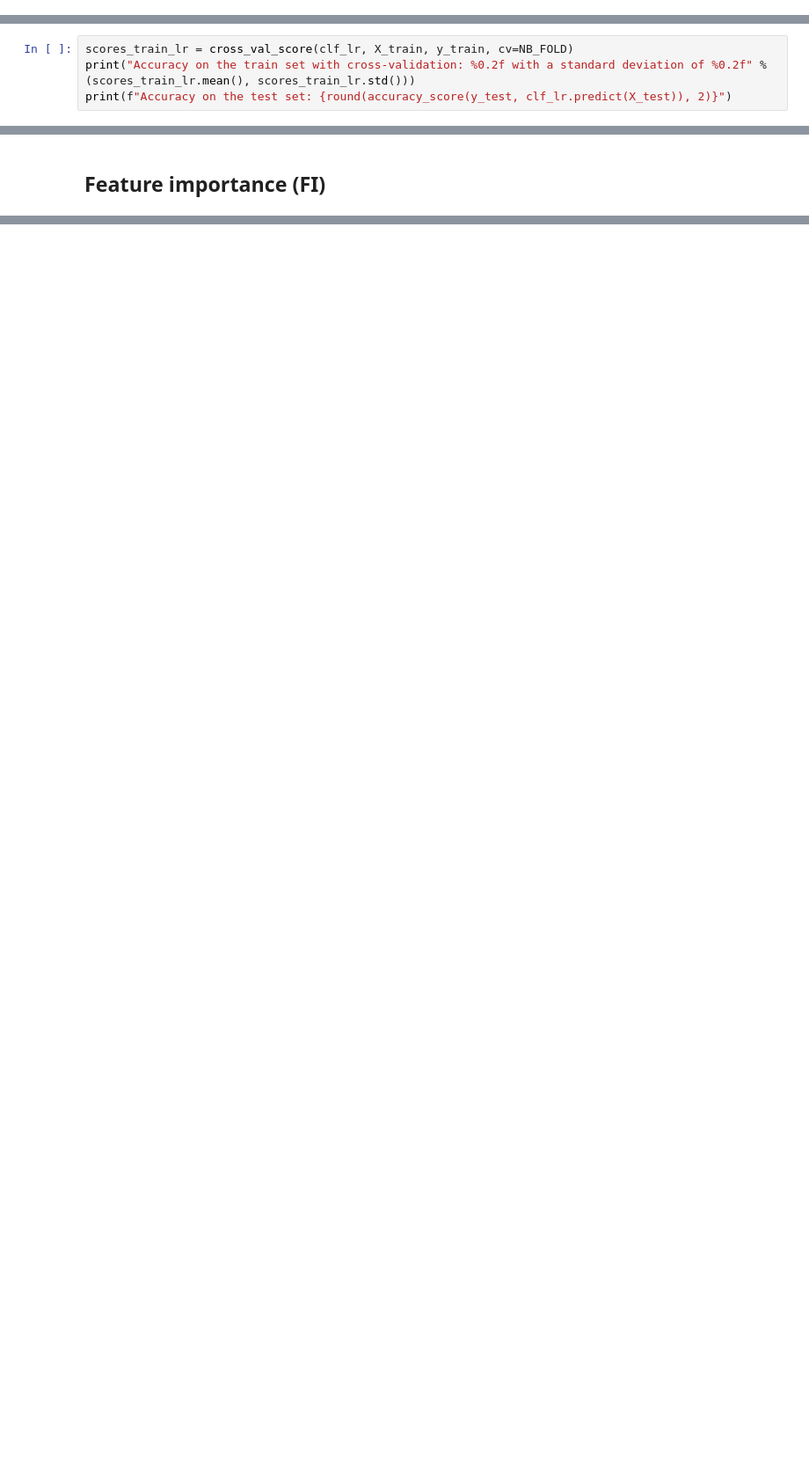
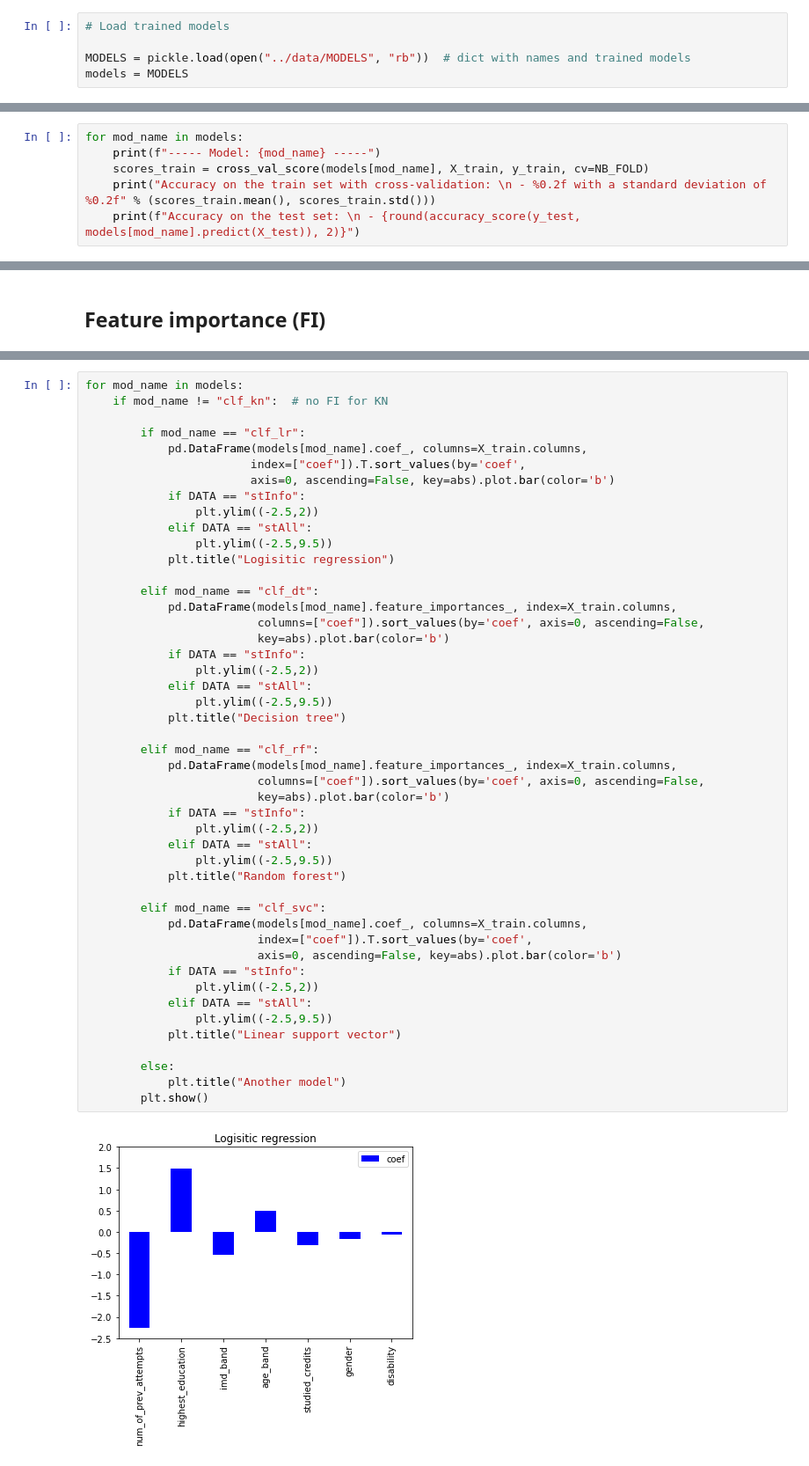
Before and after one commit to melinaverger/MADD, a Jupyter notebook: experiment/eval_performance.ipynb, the cells around one changed output, grey strips where cells are left out. Shown at 88% size. Cells and saved outputs as stored; diff of their text form; blank space fills up the shorter version.

Commit message:
automate acc and FI for any models

```diff
--- a/experiment/eval_performance.ipynb
+++ b/experiment/eval_performance.ipynb
@@ -51,9 +44,16 @@ clf_rf = pickle.load(open("../models/" + DATA + "_" + SPLIT + "_clf_rf", "rb"))
+# %%
+# Load trained models
+
+MODELS = pickle.load(open("../data/MODELS", "rb"))  # dict with names and trained models
+models = MODELS
 # %% [markdown]
 ## Accuracies on train and test sets
 # %%
 NB_FOLD = 5
 # %%
-scores_train_lr = cross_val_score(clf_lr, X_train, y_train, cv=NB_FOLD)
-print("Accuracy on the train set with cross-validation: %0.2f with a standard deviation of %0.2f" % (scores_train_lr.mean(), scores_train_lr.std()))
-print(f"Accuracy on the test set: {round(accuracy_score(y_test, clf_lr.predict(X_test)), 2)}")
+for mod_name in models:
+    print(f"----- Model: {mod_name} -----")
+    scores_train = cross_val_score(models[mod_name], X_train, y_train, cv=NB_FOLD)
+    print("Accuracy on the train set with cross-validation: \n - %0.2f with a standard deviation of %0.2f" % (scores_train.mean(), scores_train.std()))
+    print(f"Accuracy on the test set: \n - {round(accuracy_score(y_test, models[mod_name].predict(X_test)), 2)}")
 # %% [output]
@@ -131,0 +87,49 @@ elif DATA == "stAll":
+# %%
+for mod_name in models:
+    if mod_name != "clf_kn":  # no FI for KN
+
+        if mod_name == "clf_lr":
+            pd.DataFrame(models[mod_name].coef_, columns=X_train.columns,
+                        index=["coef"]).T.sort_values(by='coef',
+                        axis=0, ascending=False, key=abs).plot.bar(color='b')
+            if DATA == "stInfo":
+                plt.ylim((-2.5,2))
+            elif DATA == "stAll":
+                plt.ylim((-2.5,9.5))
+            plt.title("Logisitic regression")
+
+        elif mod_name == "clf_dt":
+            pd.DataFrame(models[mod_name].feature_importances_, index=X_train.columns,
+                         columns=["coef"]).sort_values(by='coef', axis=0, ascending=False,
+                         key=abs).plot.bar(color='b')
+            if DATA == "stInfo":
+                plt.ylim((-2.5,2))
+            elif DATA == "stAll":
+                plt.ylim((-2.5,9.5))
+            plt.title("Decision tree")
+
+        elif mod_name == "clf_rf":
+            pd.DataFrame(models[mod_name].feature_importances_, index=X_train.columns,
+                         columns=["coef"]).sort_values(by='coef', axis=0, ascending=False,
+                         key=abs).plot.bar(color='b')
+            if DATA == "stInfo":
+                plt.ylim((-2.5,2))
+            elif DATA == "stAll":
+                plt.ylim((-2.5,9.5))
+            plt.title("Random forest")
+
+        elif mod_name == "clf_svc":
+            pd.DataFrame(models[mod_name].coef_, columns=X_train.columns,
+                         index=["coef"]).T.sort_values(by='coef',
+                         axis=0, ascending=False, key=abs).plot.bar(color='b')
+            if DATA == "stInfo":
+                plt.ylim((-2.5,2))
+            elif DATA == "stAll":
+                plt.ylim((-2.5,9.5))
+            plt.title("Linear support vector")
+
+        else:
+            plt.title("Another model")
+        plt.show()
+# %% [output]
+[figure, added]
```
Also changed, not shown: parts of 13 cells of this notebook, 4 other files.
